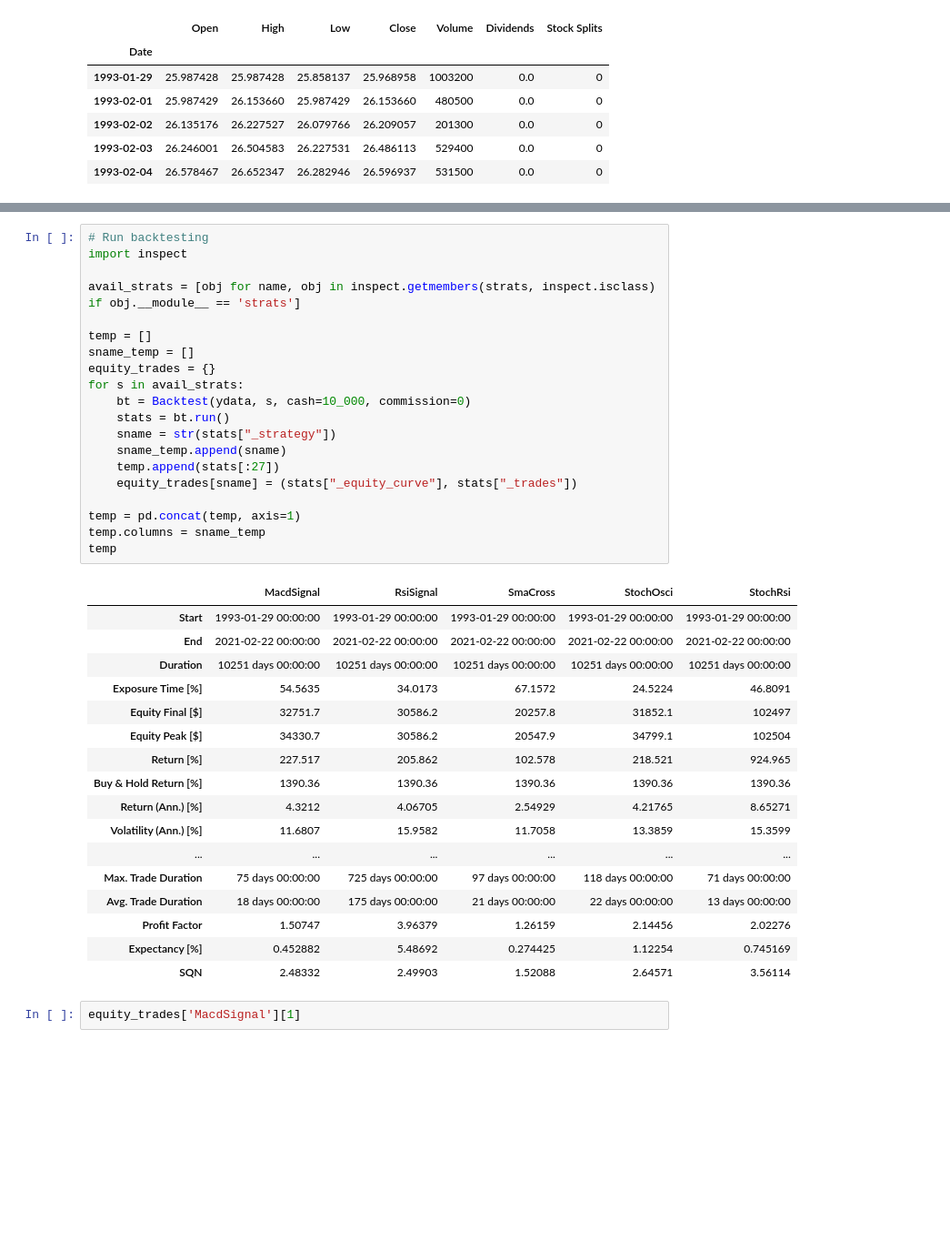
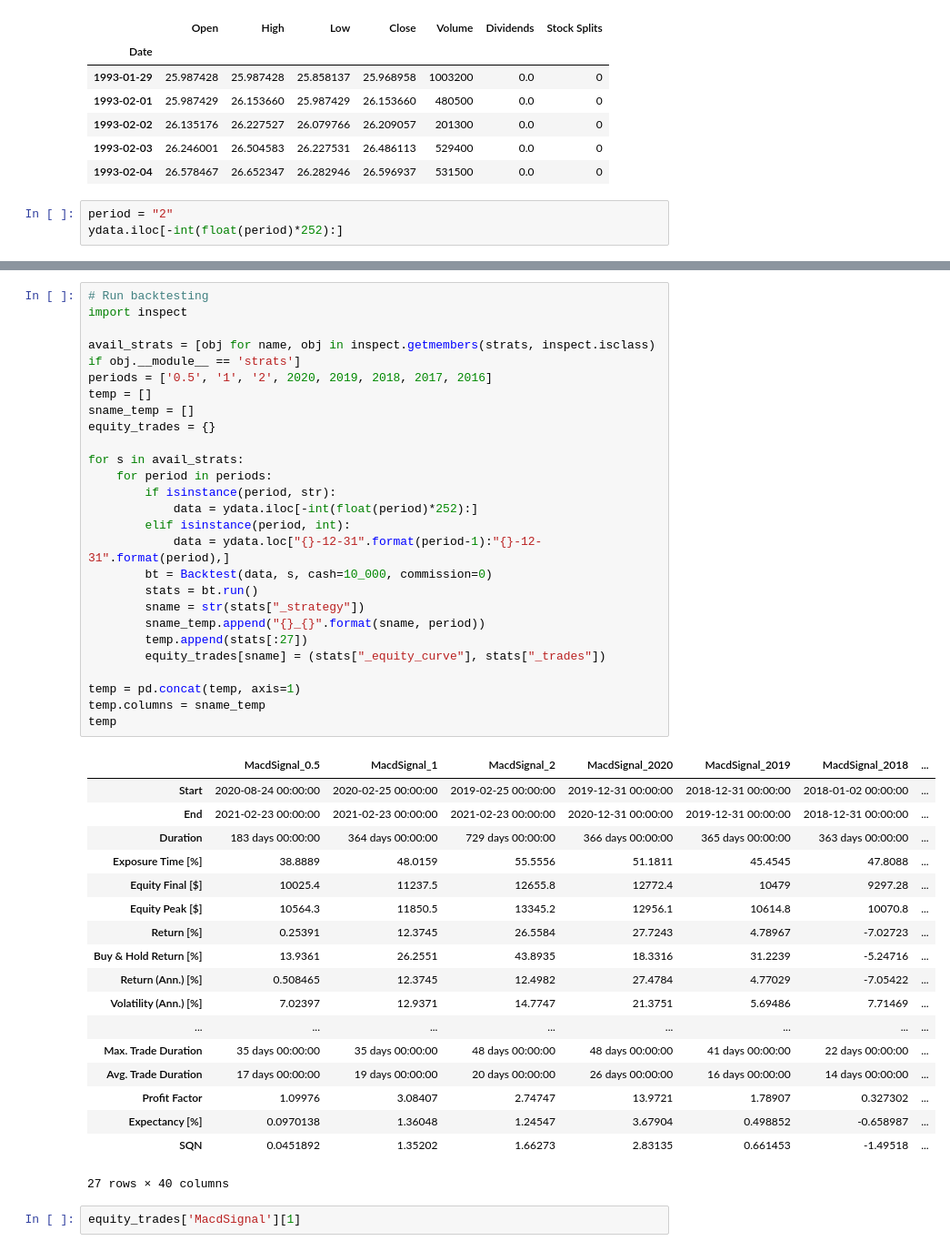
Before and after one commit to evelynyou/capstone_indicators, a Jupyter notebook: productionize.ipynb, the cells around one changed output, grey strips where cells are left out. Shown at 91% size. Saved outputs shown, nothing was run; the diff lists cells and outputs as text; blank space fills up the shorter version.

Commit message:
backtest over all periods

```diff
--- a/productionize.ipynb
+++ b/productionize.ipynb
@@ -30,3 +27,6 @@ ydata.head()
 | 1993-02-02 | 26.135176 | 26.227527 | 26.079766 | 26.209057 | 201300 | 0.0 | 0 |
 | 1993-02-03 | 26.246001 | 26.504583 | 26.227531 | 26.486113 | 529400 | 0.0 | 0 |
 | 1993-02-04 | 26.578467 | 26.652347 | 26.282946 | 26.596937 | 531500 | 0.0 | 0 |
+# %%
+period = "2"
+ydata.iloc[-int(float(period)*252):]
@@ -33,41 +48,48 @@ ydata.head()
 # %%
 # Run backtesting
 import inspect
 
 avail_strats = [obj for name, obj in inspect.getmembers(strats, inspect.isclass) if obj.__module__ == 'strats']
-
+periods = ['0.5', '1', '2', 2020, 2019, 2018, 2017, 2016]
 temp = []
 sname_temp = []
 equity_trades = {}
+
 for s in avail_strats:
-    bt = Backtest(ydata, s, cash=10_000, commission=0)
-    stats = bt.run()
-    sname = str(stats["_strategy"])
-    sname_temp.append(sname)
-    temp.append(stats[:27])
-    equity_trades[sname] = (stats["_equity_curve"], stats["_trades"])
+    for period in periods:
+        if isinstance(period, str):
+            data = ydata.iloc[-int(float(period)*252):]
+        elif isinstance(period, int):
+            data = ydata.loc["{}-12-31".format(period-1):"{}-12-31".format(period),]
+        bt = Backtest(data, s, cash=10_000, commission=0)
+        stats = bt.run()
+        sname = str(stats["_strategy"])
+        sname_temp.append("{}_{}".format(sname, period))
+        temp.append(stats[:27])
+        equity_trades[sname] = (stats["_equity_curve"], stats["_trades"])
 
 temp = pd.concat(temp, axis=1)
 temp.columns = sname_temp
 temp
 # %% [output]
-|  | MacdSignal | RsiSignal | SmaCross | StochOsci | StochRsi |
-| Start | 1993-01-29 00:00:00 | 1993-01-29 00:00:00 | 1993-01-29 00:00:00 | 1993-01-29 00:00:00 | 1993-01-29 00:00:00 |
-| End | 2021-02-22 00:00:00 | 2021-02-22 00:00:00 | 2021-02-22 00:00:00 | 2021-02-22 00:00:00 | 2021-02-22 00:00:00 |
-| Duration | 10251 days 00:00:00 | 10251 days 00:00:00 | 10251 days 00:00:00 | 10251 days 00:00:00 | 10251 days 00:00:00 |
-| Exposure Time [%] | 54.5635 | 34.0173 | 67.1572 | 24.5224 | 46.8091 |
-| Equity Final [$] | 32751.7 | 30586.2 | 20257.8 | 31852.1 | 102497 |
-| Equity Peak [$] | 34330.7 | 30586.2 | 20547.9 | 34799.1 | 102504 |
-| Return [%] | 227.517 | 205.862 | 102.578 | 218.521 | 924.965 |
-| Buy & Hold Return [%] | 1390.36 | 1390.36 | 1390.36 | 1390.36 | 1390.36 |
-| Return (Ann.) [%] | 4.3212 | 4.06705 | 2.54929 | 4.21765 | 8.65271 |
-| Volatility (Ann.) [%] | 11.6807 | 15.9582 | 11.7058 | 13.3859 | 15.3599 |
-| ... | ... | ... | ... | ... | ... |
-| Max. Trade Duration | 75 days 00:00:00 | 725 days 00:00:00 | 97 days 00:00:00 | 118 days 00:00:00 | 71 days 00:00:00 |
-| Avg. Trade Duration | 18 days 00:00:00 | 175 days 00:00:00 | 21 days 00:00:00 | 22 days 00:00:00 | 13 days 00:00:00 |
-| Profit Factor | 1.50747 | 3.96379 | 1.26159 | 2.14456 | 2.02276 |
-| Expectancy [%] | 0.452882 | 5.48692 | 0.274425 | 1.12254 | 0.745169 |
-| SQN | 2.48332 | 2.49903 | 1.52088 | 2.64571 | 3.56114 |
+|  | MacdSignal_0.5 | MacdSignal_1 | MacdSignal_2 | MacdSignal_2020 | MacdSignal_2019 | MacdSignal_2018 | ... |
+| Start | 2020-08-24 00:00:00 | 2020-02-25 00:00:00 | 2019-02-25 00:00:00 | 2019-12-31 00:00:00 | 2018-12-31 00:00:00 | 2018-01-02 00:00:00 | ... |
+| End | 2021-02-23 00:00:00 | 2021-02-23 00:00:00 | 2021-02-23 00:00:00 | 2020-12-31 00:00:00 | 2019-12-31 00:00:00 | 2018-12-31 00:00:00 | ... |
+| Duration | 183 days 00:00:00 | 364 days 00:00:00 | 729 days 00:00:00 | 366 days 00:00:00 | 365 days 00:00:00 | 363 days 00:00:00 | ... |
+| Exposure Time [%] | 38.8889 | 48.0159 | 55.5556 | 51.1811 | 45.4545 | 47.8088 | ... |
+| Equity Final [$] | 10025.4 | 11237.5 | 12655.8 | 12772.4 | 10479 | 9297.28 | ... |
+| Equity Peak [$] | 10564.3 | 11850.5 | 13345.2 | 12956.1 | 10614.8 | 10070.8 | ... |
+| Return [%] | 0.25391 | 12.3745 | 26.5584 | 27.7243 | 4.78967 | -7.02723 | ... |
+| Buy & Hold Return [%] | 13.9361 | 26.2551 | 43.8935 | 18.3316 | 31.2239 | -5.24716 | ... |
+| Return (Ann.) [%] | 0.508465 | 12.3745 | 12.4982 | 27.4784 | 4.77029 | -7.05422 | ... |
+| Volatility (Ann.) [%] | 7.02397 | 12.9371 | 14.7747 | 21.3751 | 5.69486 | 7.71469 | ... |
+| ... | ... | ... | ... | ... | ... | ... | ... |
+| Max. Trade Duration | 35 days 00:00:00 | 35 days 00:00:00 | 48 days 00:00:00 | 48 days 00:00:00 | 41 days 00:00:00 | 22 days 00:00:00 | ... |
+| Avg. Trade Duration | 17 days 00:00:00 | 19 days 00:00:00 | 20 days 00:00:00 | 26 days 00:00:00 | 16 days 00:00:00 | 14 days 00:00:00 | ... |
+| Profit Factor | 1.09976 | 3.08407 | 2.74747 | 13.9721 | 1.78907 | 0.327302 | ... |
+| Expectancy [%] | 0.0970138 | 1.36048 | 1.24547 | 3.67904 | 0.498852 | -0.658987 | ... |
+| SQN | 0.0451892 | 1.35202 | 1.66273 | 2.83135 | 0.661453 | -1.49518 | ... |
+27 rows × 40 columns
 # %%
 equity_trades['MacdSignal'][1]
 # %% [output]
```
Also changed, not shown: parts of 3 cells of this notebook, 1 other file.
